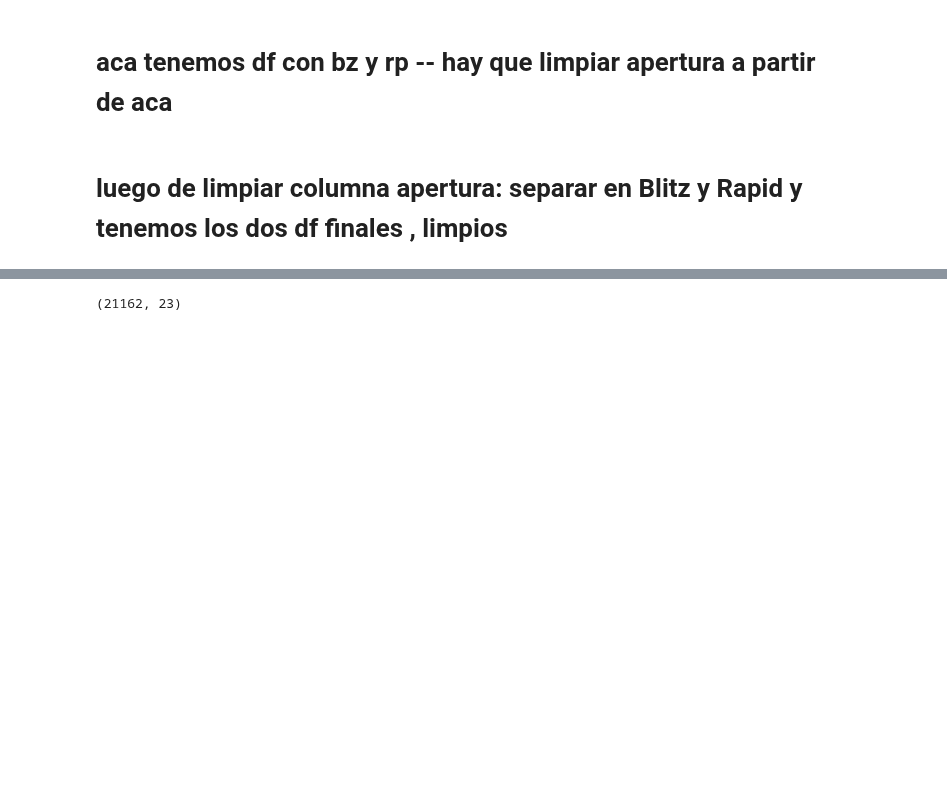
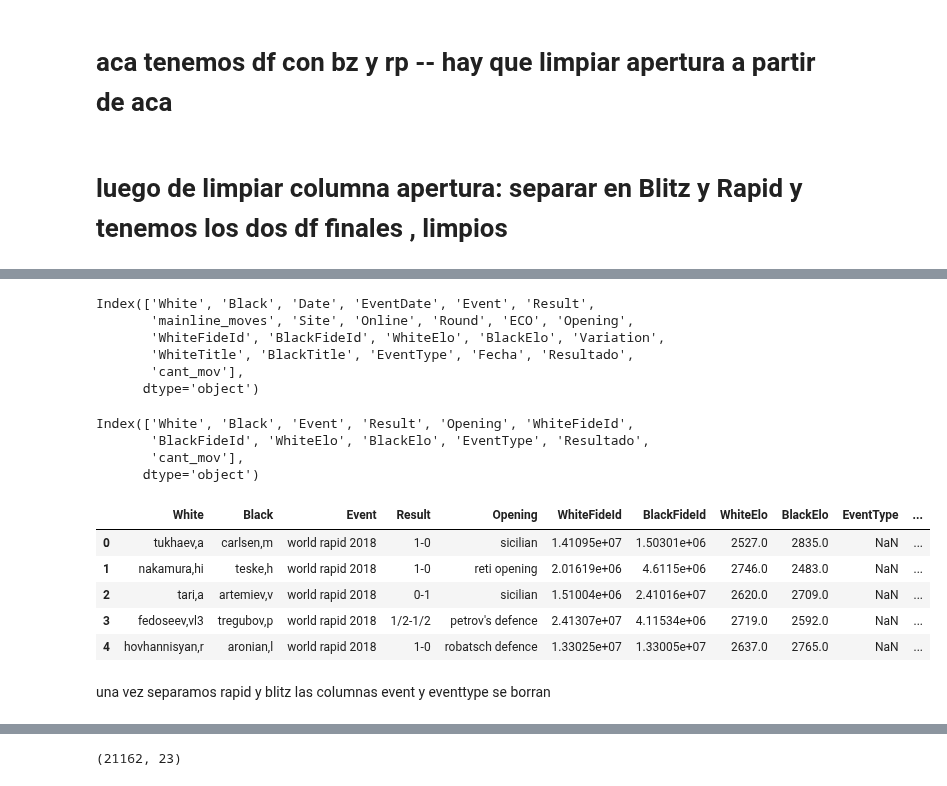
Before and after one commit to Facundo-Peloso/DH-TP-1---Grupo-10, a Jupyter notebook: TP FINAL/Chess/Main Borrador.ipynb, the cells around one changed output, grey strips where cells are left out. Drawn from its saved outputs; the diff is of its cells as text; code cells hidden in the pictures; blank space fills up the shorter version.

```diff
--- a/TP FINAL/Chess/Main Borrador.ipynb
+++ b/TP FINAL/Chess/Main Borrador.ipynb
@@ -381,0 +406,31 @@ df_bz_rp.shape
+# %%
+df_bz_rp.columns
+# %% [output]
+Index(['White', 'Black', 'Date', 'EventDate', 'Event', 'Result',
+       'mainline_moves', 'Site', 'Online', 'Round', 'ECO', 'Opening',
+       'WhiteFideId', 'BlackFideId', 'WhiteElo', 'BlackElo', 'Variation',
+       'WhiteTitle', 'BlackTitle', 'EventType', 'Fecha', 'Resultado',
+       'cant_mov'],
+      dtype='object')
+# %%
+df_bz_rp=df_bz_rp.drop(columns=['Date','EventDate','Fecha','ECO','Site','Round','Variation','Online','mainline_moves','WhiteTitle','BlackTitle'])
+# %%
+df_bz_rp.columns
+# %% [output]
+Index(['White', 'Black', 'Event', 'Result', 'Opening', 'WhiteFideId',
+       'BlackFideId', 'WhiteElo', 'BlackElo', 'EventType', 'Resultado',
+       'cant_mov'],
+      dtype='object')
+# %%
+df_bz_rp=df_bz_rp.reset_index(drop=True)
+# %%
+df_bz_rp.head(5)
+# %% [output]
+|  | White | Black | Event | Result | Opening | WhiteFideId | BlackFideId | WhiteElo | BlackElo | EventType | ... |
+| 0 | tukhaev,a | carlsen,m | world rapid 2018 | 1-0 | sicilian | 1.41095e+07 | 1.50301e+06 | 2527.0 | 2835.0 | NaN | ... |
+| 1 | nakamura,hi | teske,h | world rapid 2018 | 1-0 | reti opening | 2.01619e+06 | 4.6115e+06 | 2746.0 | 2483.0 | NaN | ... |
+| 2 | tari,a | artemiev,v | world rapid 2018 | 0-1 | sicilian | 1.51004e+06 | 2.41016e+07 | 2620.0 | 2709.0 | NaN | ... |
+| 3 | fedoseev,vl3 | tregubov,p | world rapid 2018 | 1/2-1/2 | petrov's defence | 2.41307e+07 | 4.11534e+06 | 2719.0 | 2592.0 | NaN | ... |
+| 4 | hovhannisyan,r | aronian,l | world rapid 2018 | 1-0 | robatsch defence | 1.33025e+07 | 1.33005e+07 | 2637.0 | 2765.0 | NaN | ... |
+# %% [markdown]
+una vez separamos rapid y blitz las columnas event y eventtype se borran
```
Also changed, not shown: parts of 6 cells of this notebook.
